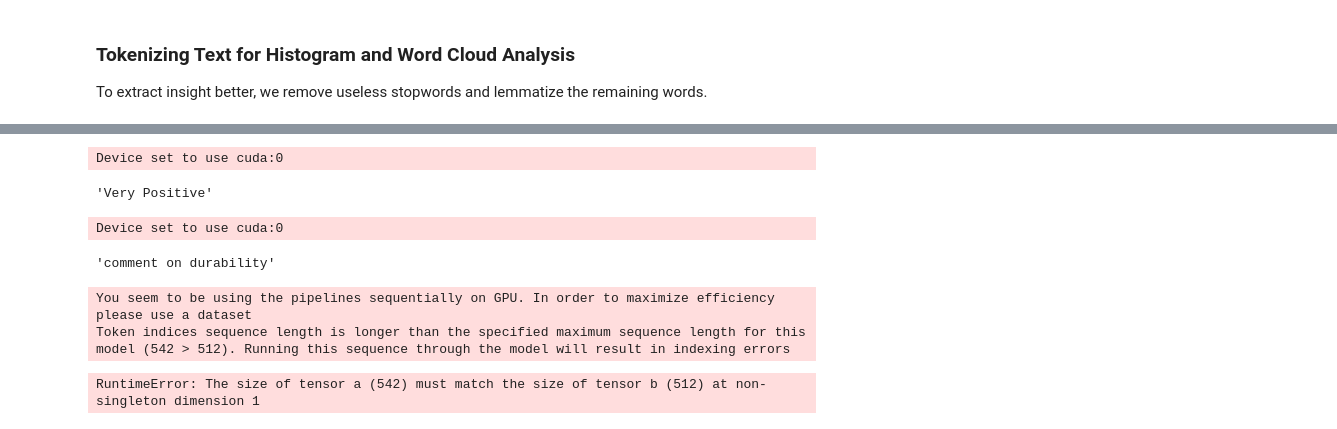
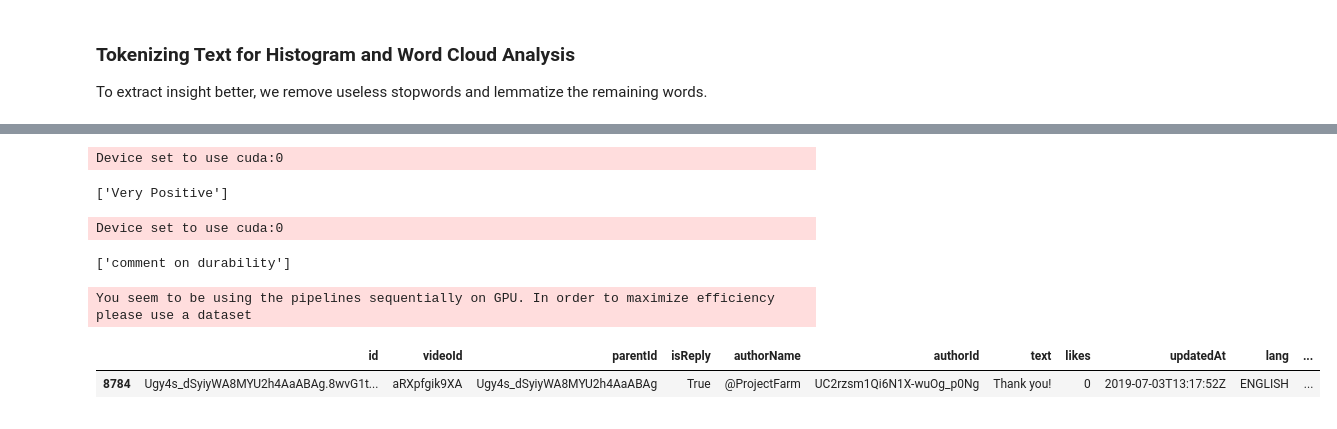
Before and after one commit to isaac8116/AIDS-Project-2, a Jupyter notebook: analyze/youtube_analysis.ipynb, the cells around one changed output, grey strips where cells are left out. Saved outputs shown, nothing was run; the diff lists cells and outputs as text; code cells hidden in the pictures.

```diff
--- a/analyze/youtube_analysis.ipynb
+++ b/analyze/youtube_analysis.ipynb
@@ -147,16 +156,16 @@ sentiment_classifier = pipeline(
     model="tabularisai/multilingual-sentiment-analysis",
 )
 
-def classify_sentiment(text, limit=512):
-    text = text.strip()[:512]
-    results = sentiment_classifier([text])
-    lbl = results[0]["label"]
-    return lbl
+def classify_sentiment(texts):
+    texts = [text.strip() for text in texts]
+    results = sentiment_classifier(texts, truncation=True, batch_size=BS)
+    lbls = [result["label"] for result in results]
+    return lbls
 
-classify_sentiment("Thank you for a great 2019, Flex Fans! You truly are the best and inspire us to keep building a bigger and better Flex World. TO THE FLEX COMMUNITY! 💪🔛")
+classify_sentiment(["Thank you for a great 2019, Flex Fans! You truly are the best and inspire us to keep building a bigger and better Flex World. TO THE FLEX COMMUNITY! 💪🔛"*500])
 # %% [output]
 Device set to use cuda:0
-'Very Positive'
+['Very Positive']
 # %%
 topics = [
     "comment on aesthetics",
@@ -171,15 +180,17 @@ topic_classifier = pipeline(
     "zero-shot-classification", model="cross-encoder/nli-deberta-v3-large"
 )
 
-
-def classify_topic(text):
-    text = text.strip()
-    results = topic_classifier([text], candidate_labels=topics)[0]
-    lbl = sorted(list(zip(results["scores"], results["labels"])), reverse=True)[0][1]
-    return lbl
+def classify_topic(texts):
+    texts = [text.strip() for text in texts]
+    results = topic_classifier(texts, candidate_labels=topics, truncation=True, batch_size=BS)
+    lbls = []
+    for result in results:
+        lbl = sorted(list(zip(result["scores"], result["labels"])), reverse=True)[0][1]
+        lbls.append(lbl)
+    return lbls
 
 
-classify_topic("This product is very durable and easy to use.")
+classify_topic(["This product is very durable and easy to use."])
 # %% [output]
 Device set to use cuda:0
-'comment on durability'
+['comment on durability']
@@ -186,24 +220,27 @@ Device set to use cuda:0
 # %%
 # Convert html back to text.
-df["text"] = df["text"].apply(html_to_text)
+df["text"] = df["text"].progress_apply(html_to_text)
 
 # Detect all langs.
 df["lang"] = [None if l is None else l.name for l in detector.detect_languages_in_parallel_of(df["text"])]
 
 # Translate non-English rows.
-df = df.apply(translate_row(lang_col="lang", text_col="text", trans_col="translated"), axis=1)
+# Google blocked me.
+# df = df.progress_apply(translate_row(lang_col="lang", text_col="text", trans_col="translated"), axis=1)
 
 # Classify all sentiments using non-translated text (since model is multilingual and emoji robust).
-df["sentiment"] = df["text"].apply(classify_sentiment)
+df["sentiment"] = chunk_apply(df["text"], classify_sentiment, chunk_size=BS)
 
 # Apply topic classification to translated text.
-df["topic"] = df["translated"].apply(classify_topic)
+# df["topic"] = chunk_apply(df["translated"], classify_topic, chunk_size=BS)
+df["topic"] = chunk_apply(df["text"], classify_topic, chunk_size=BS)
 
 # Tokenize all words.
-df["tokenized"] = df["translated"].apply(tokenize)
+# df["tokenized"] = df["translated"].apply(tokenize)
+df["tokenized"] = df["text"].progress_apply(tokenize)
 
 df.sample(1)
 # %% [output]
 You seem to be using the pipelines sequentially on GPU. In order to maximize efficiency please use a dataset
-Token indices sequence length is longer than the specified maximum sequence length for this model (542 > 512). Running this sequence through the model will result in indexing errors
-RuntimeError: The size of tensor a (542) must match the size of tensor b (512) at non-singleton dimension 1
+|  | id | videoId | parentId | isReply | authorName | authorId | text | likes | updatedAt | lang | ... |
+| 8784 | Ugy4s_dSyiyWA8MYU2h4AaABAg.8wvG1t... | aRXpfgik9XA | Ugy4s_dSyiyWA8MYU2h4AaABAg | True | @ProjectFarm | UC2rzsm1Qi6N1X-wuOg_p0Ng | Thank you! | 0 | 2019-07-03T13:17:52Z | ENGLISH | ... |
```
Also changed, not shown: parts of 10 cells of this notebook.
